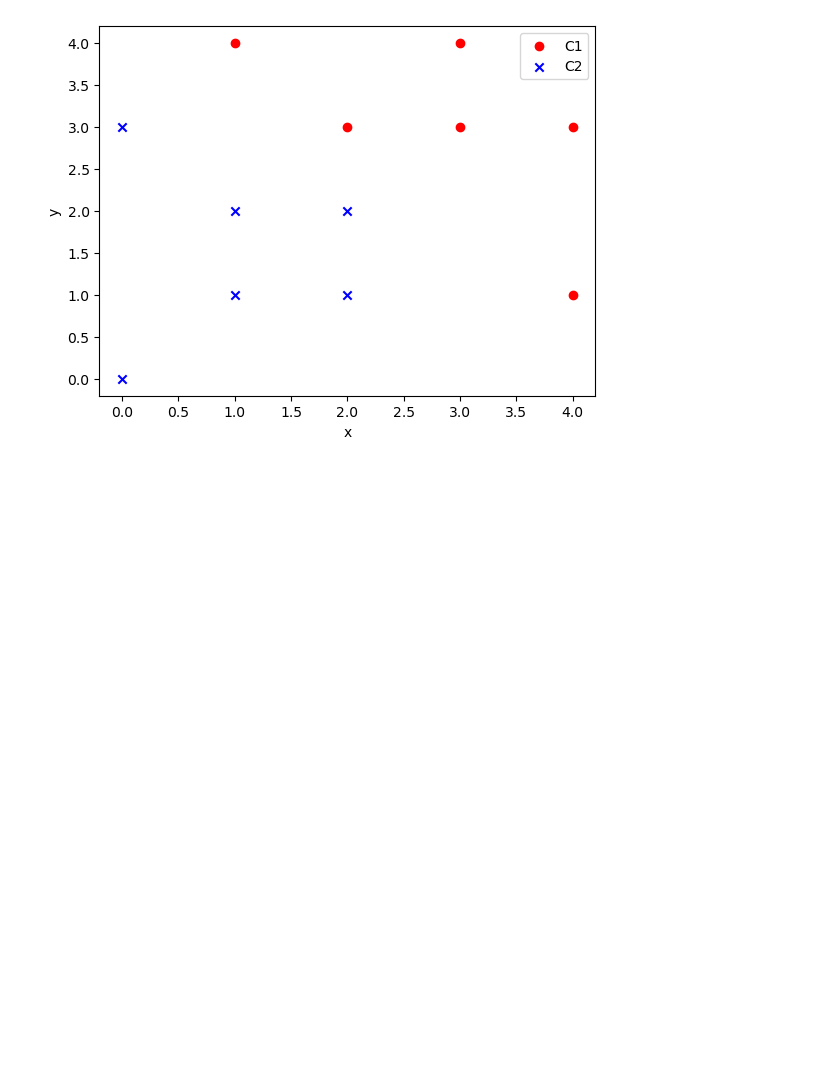
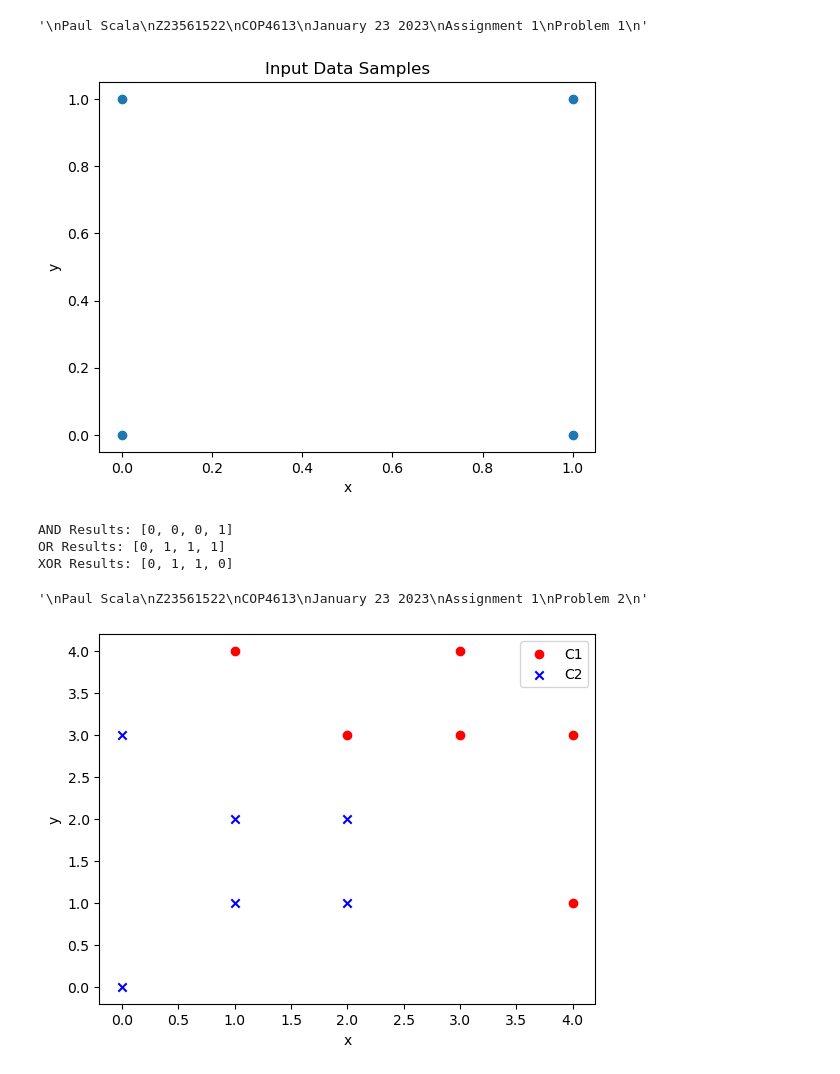
Before and after one commit to pscala22/CAP4613-Code, a Jupyter notebook: Assignment 1/Assignment1.ipynb, the cells around one changed output. Drawn from its saved outputs; the diff is of its cells as text; code cells hidden in the pictures; blank space fills up the shorter version.

```diff
--- a/Assignment 1/Assignment1.ipynb
+++ b/Assignment 1/Assignment1.ipynb
@@ -0,0 +1,25 @@
+# %%
+"""
+Paul Scala
+Z23561522
+COP4613
+January 23 2023
+Assignment 1
+Problem 1
+"""
+# %% [output]
+'\nPaul Scala\nZ23561522\nCOP4613\nJanuary 23 2023\nAssignment 1\nProblem 1\n'
+# %%
+#Problem 1a
+import matplotlib.pyplot as plt
+
+x = [0, 0, 1, 1]
+y = [0, 1, 0, 1]
+
+plt.scatter(x, y)
+plt.xlabel('x')
+plt.ylabel('y')
+plt.title('Input Data Samples')
+plt.show()
+# %% [output]
+[figure, added]
@@ -1 +57,21 @@
+# %%
+#Problem #1f
+print("AND Results:", and_results)
+print("OR Results:", or_results)
+print("XOR Results:", xor_results)
+# %% [output]
+AND Results: [0, 0, 0, 1]
+OR Results: [0, 1, 1, 1]
+XOR Results: [0, 1, 1, 0]
+# %%
+"""
+Paul Scala
+Z23561522
+COP4613
+January 23 2023
+Assignment 1
+Problem 2
+"""
+# %% [output]
+'\nPaul Scala\nZ23561522\nCOP4613\nJanuary 23 2023\nAssignment 1\nProblem 2\n'
 # %%
```
Also changed, not shown: parts of 7 cells of this notebook.
